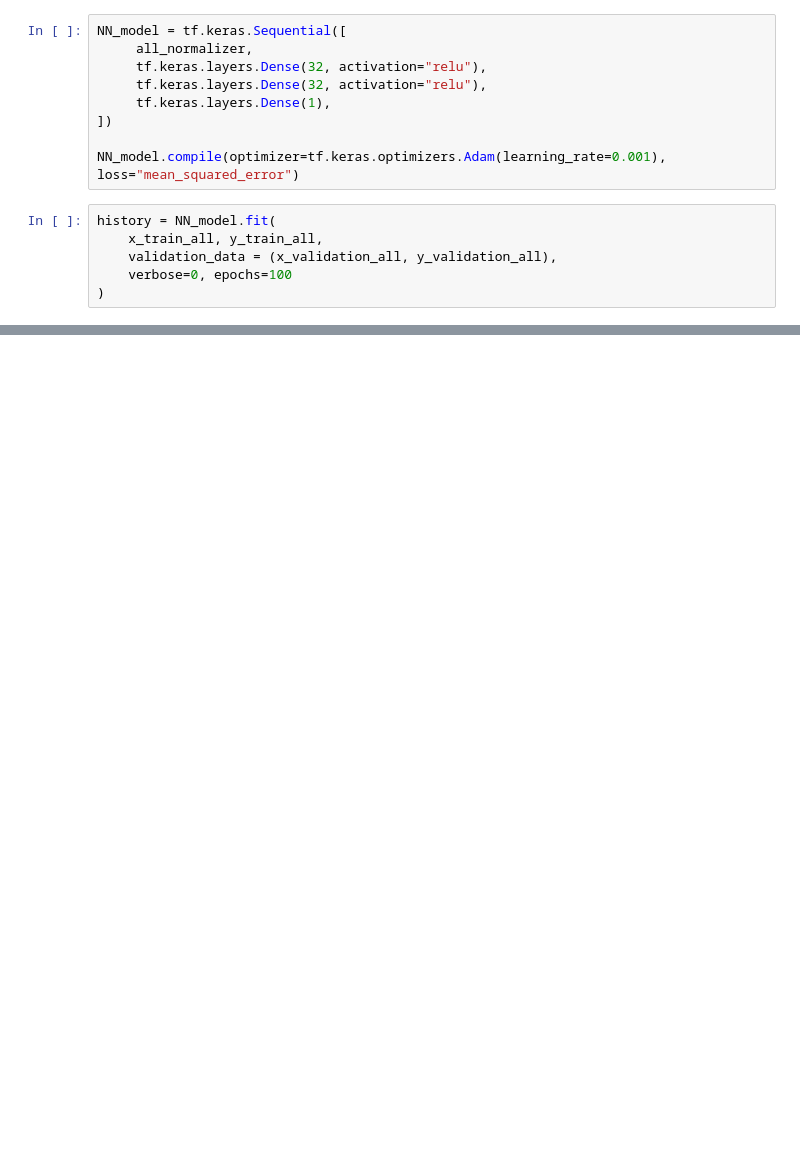
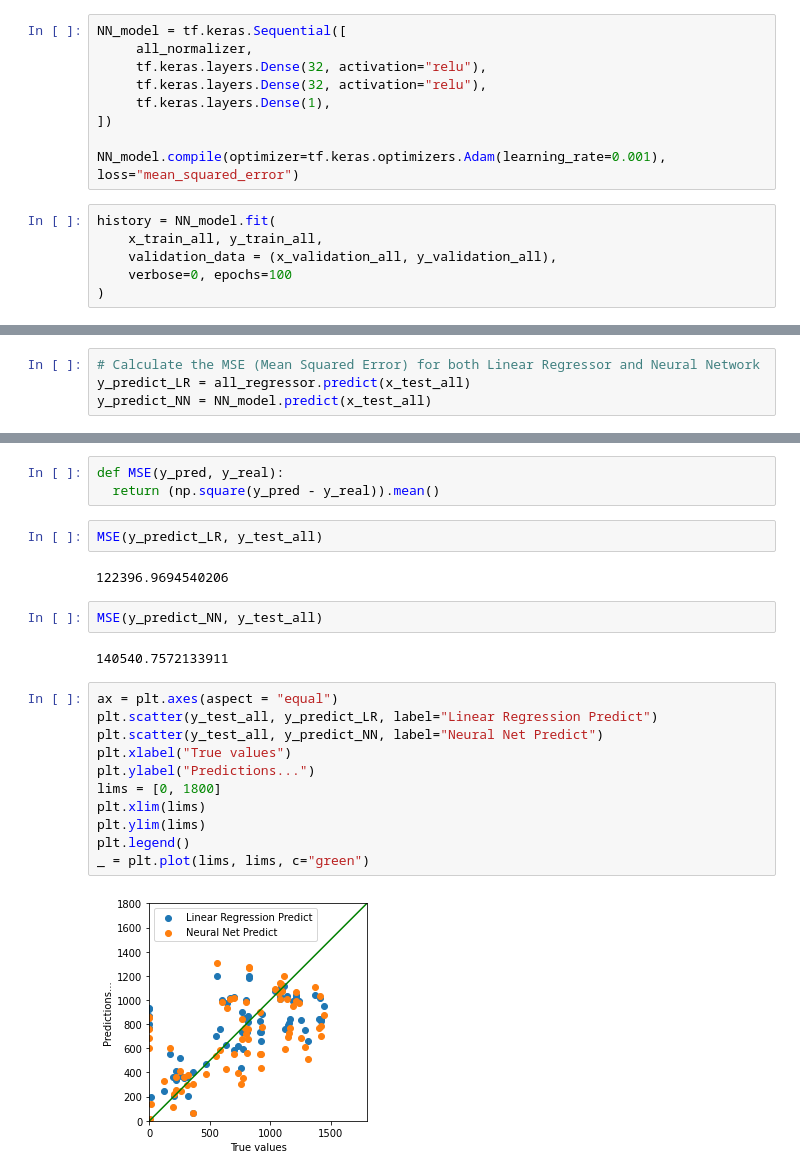
Before and after one commit to uzair011/ML---learning..., a Jupyter notebook: seolBikes_regression.ipynb, the cells around one changed output, grey strips where cells are left out. Cells and saved outputs as stored; diff of their text form; blank space fills up the shorter version.

```diff
--- a/seolBikes_regression.ipynb
+++ b/seolBikes_regression.ipynb
@@ -239,0 +242,4 @@ plot_loss(history)
+# %%
+# Calculate the MSE (Mean Squared Error) for both Linear Regressor and Neural Network
+y_predict_LR = all_regressor.predict(x_test_all)
+y_predict_NN = NN_model.predict(x_test_all)
@@ -239,0 +248,24 @@ plot_loss(history)
+# %%
+def MSE(y_pred, y_real):
+  return (np.square(y_pred - y_real)).mean()
+# %%
+MSE(y_predict_LR, y_test_all)
+# %% [output]
+122396.9694540206
+# %%
+MSE(y_predict_NN, y_test_all)
+# %% [output]
+140540.7572133911
+# %%
+ax = plt.axes(aspect = "equal")
+plt.scatter(y_test_all, y_predict_LR, label="Linear Regression Predict")
+plt.scatter(y_test_all, y_predict_NN, label="Neural Net Predict")
+plt.xlabel("True values")
+plt.ylabel("Predictions...")
+lims = [0, 1800]
+plt.xlim(lims)
+plt.ylim(lims)
+plt.legend()
+_ = plt.plot(lims, lims, c="green")
+# %% [output]
+[figure, added]
```
Also changed, not shown: parts of 11 cells of this notebook.
